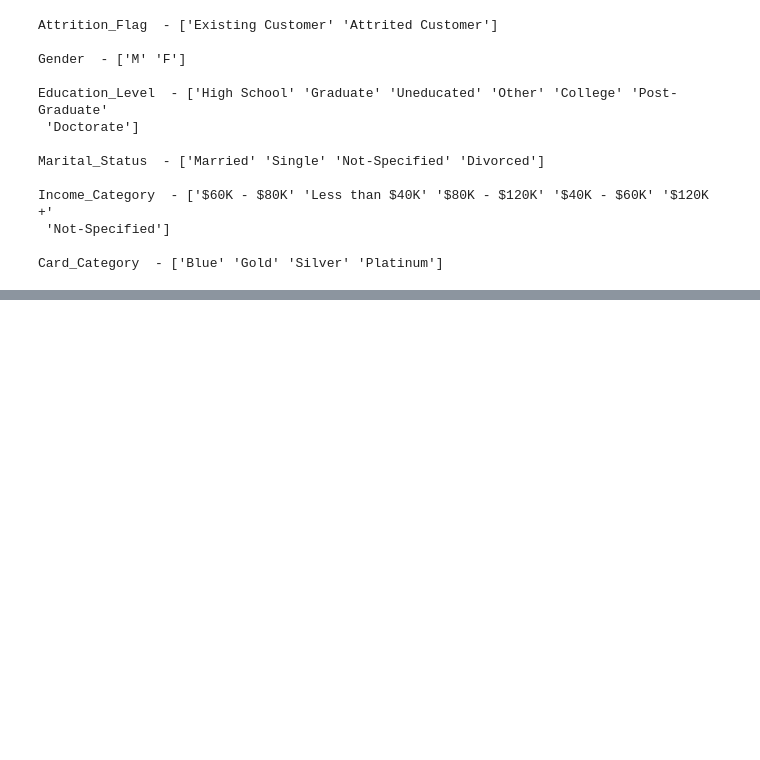
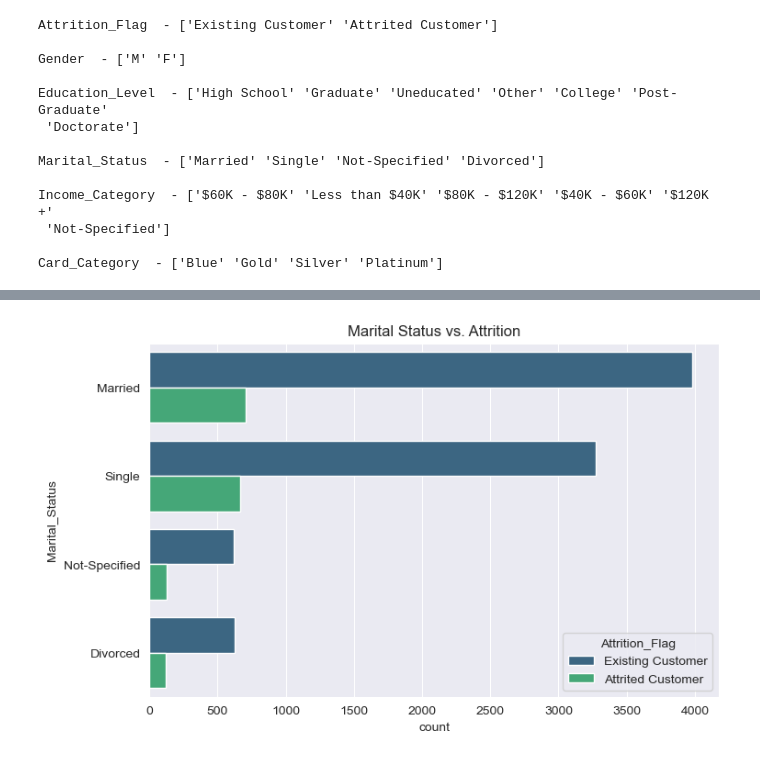
Before and after one commit to AbhishekWaghchaure/D2K_CompanyAssessment_Credit_Card_Customer_Analysis, a Jupyter notebook: Notebooks/cleaning_and_analysis.ipynb, the cells around one changed output, grey strips where cells are left out. Drawn from its saved outputs; the diff is of its cells as text; code cells hidden in the pictures; blank space fills up the shorter version.

```diff
--- a/Notebooks/cleaning_and_analysis.ipynb
+++ b/Notebooks/cleaning_and_analysis.ipynb
@@ -208,0 +282,8 @@ Card_Category  - ['Blue' 'Gold' 'Silver' 'Platinum']
+# %%
+# Marital Status Distribution
+plt.figure(figsize=(8, 5))
+sns.countplot(data=df, y="Marital_Status", hue="Attrition_Flag", palette="viridis", order=df['Marital_Status'].value_counts().index)
+plt.title("Marital Status vs. Attrition")
+plt.show()
+# %% [output]
+[figure, added]
```
Also changed, not shown: parts of 16 cells of this notebook, 2 other files.
